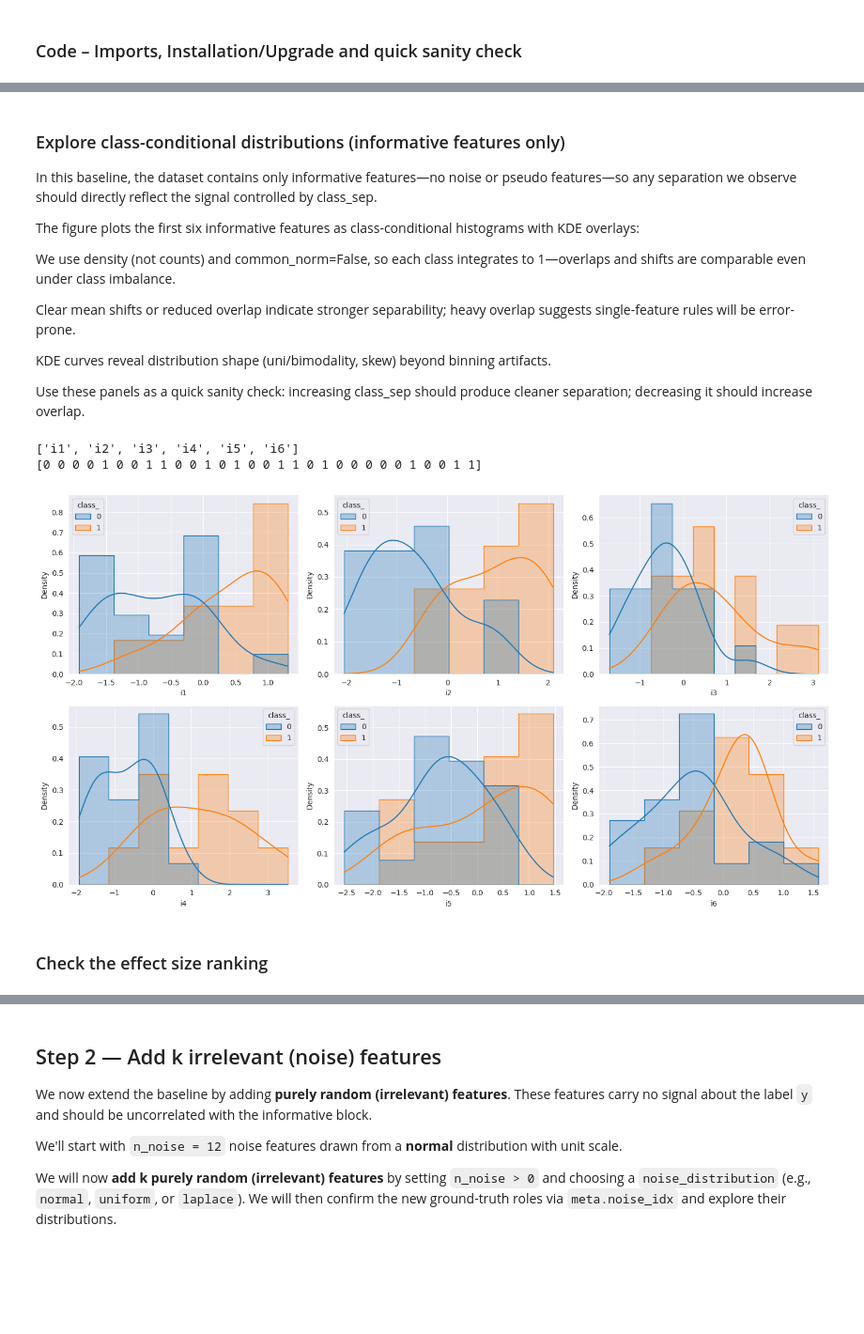
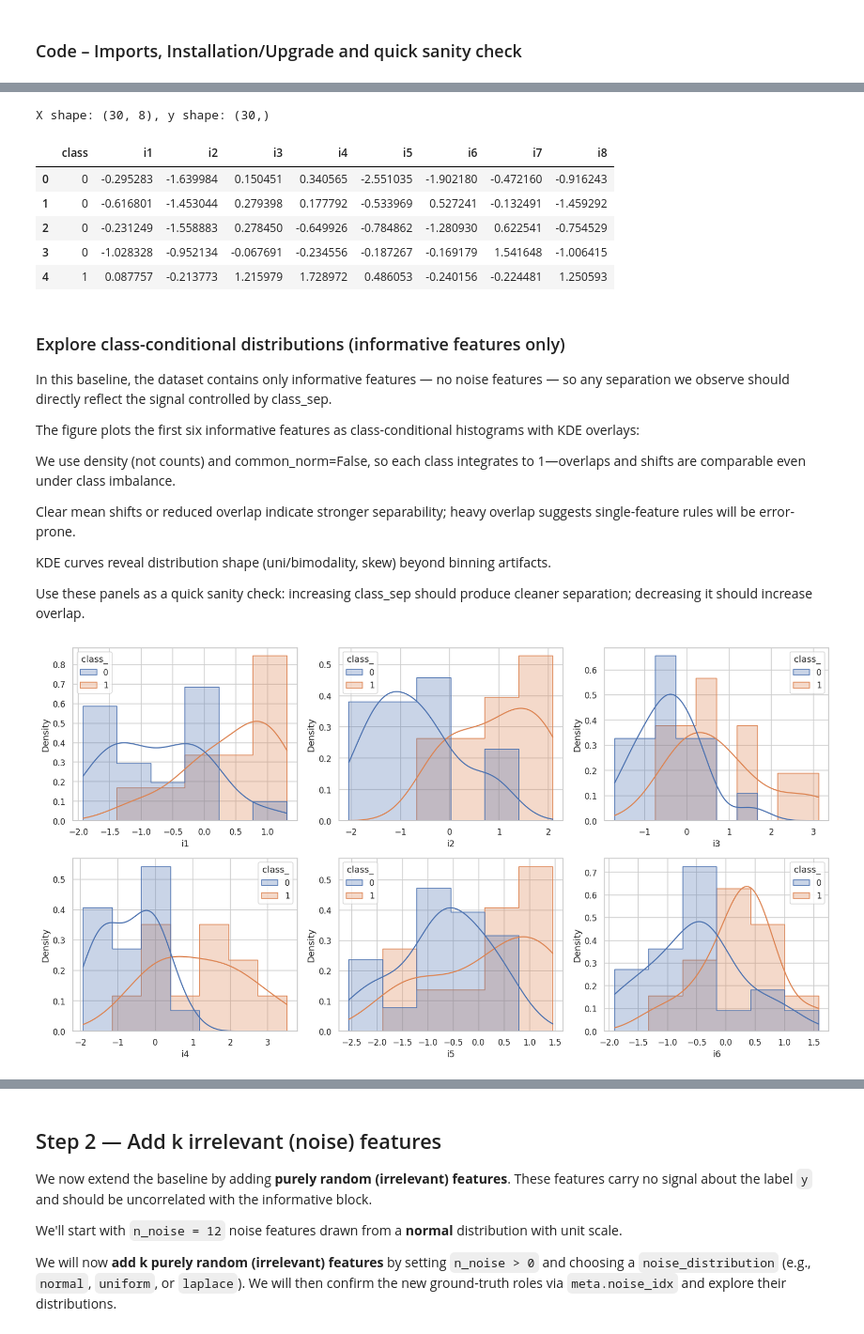
Before and after one commit to sigrun-may/synthetic-biomedical-data-course, a Jupyter notebook: notebooks/03a_irrelevant_features.ipynb, the cells around one changed output, grey strips where cells are left out. Shown at 94% size. Cells and saved outputs as stored; diff of their text form; code cells hidden in the pictures; blank space fills up the shorter version.

```diff
--- a/notebooks/03a_irrelevant_features.ipynb
+++ b/notebooks/03a_irrelevant_features.ipynb
@@ -211,6 +200,10 @@ to which we will add independent noise in controlled steps. Below create this ba
 informative_base_cfg = DatasetConfig(
     n_samples=30,
     n_informative=8,   # 8 informative features (matches the old baseline "8 base features")
-    class_sep= 1.5,    # similar separability to prior lessons
+    n_noise=0,
+    n_classes=2,
+    class_sep=1.2,     # keep consistent across the lesson
+    feature_naming="prefixed",  # names like i1, i2, ...
+    random_state=42,
 )
-X_informative_base, y_informative_base, meta_informative_base = generate_dataset(informative_base_cfg)
+X_informative_base, y_informative_base, meta_informative_base = generate_dataset(informative_base_cfg, return_dataframe=True)
@@ -259,10 +234,18 @@ df_base = X_informative_base.copy()
 df_base.insert(0, "class", y_informative_base)
 
 display(df_base.head())
+# %% [output]
+X shape: (30, 8), y shape: (30,)
+|  | class | i1 | i2 | i3 | i4 | i5 | i6 | i7 | i8 |
+| 0 | 0 | -0.295283 | -1.639984 | 0.150451 | 0.340565 | -2.551035 | -1.902180 | -0.472160 | -0.916243 |
+| 1 | 0 | -0.616801 | -1.453044 | 0.279398 | 0.177792 | -0.533969 | 0.527241 | -0.132491 | -1.459292 |
+| 2 | 0 | -0.231249 | -1.558883 | 0.278450 | -0.649926 | -0.784862 | -1.280930 | 0.622541 | -0.754529 |
+| 3 | 0 | -1.028328 | -0.952134 | -0.067691 | -0.234556 | -0.187267 | -0.169179 | 1.541648 | -1.006415 |
+| 4 | 1 | 0.087757 | -0.213773 | 1.215979 | 1.728972 | 0.486053 | -0.240156 | -0.224481 | 1.250593 |
 # %% [markdown]
 ### Explore class-conditional distributions (informative features only)
 
-In this baseline, the dataset contains only informative features—no noise or pseudo features—so any separation we observe should directly reflect the signal controlled by class_sep.
+In this baseline, the dataset contains only informative features — no noise features — so any separation we observe should directly reflect the signal controlled by class_sep.
 
 The figure plots the first six informative features as class-conditional histograms with KDE overlays:
 
@@ -276,44 +259,32 @@ Use these panels as a quick sanity check: increasing class_sep should produce cl
 # %%
 import matplotlib.pyplot as plt
 import seaborn as sns
 
 # Select the first 6 informative columns
 informative_cols = [f"i{k}" for k in range(1, 7)]
 
-
-print(informative_cols)
-
-print(y_informative_base)
-
-# Color by class
 # Combine features and class label
-df_informative = X_informative_base.copy()
-df_informative["class_"] = y_informative_base
-
+df_informative = df_base.copy()
+df_informative.rename(columns={"class": "class_"}, inplace=True)
 
 fig, axes = plt.subplots(2, 3, figsize=(15, 8))
 for i, col in enumerate(informative_cols):
     ax = axes[i // 3, i % 3]
     sns.histplot(
         data=df_informative,
         x=col,
         hue="class_",
         stat="density",
         element="step",
         bins="auto",
         common_norm=False,
         alpha=0.3,
         kde=True,
         ax=ax
     )
-    # ax.set_title(f"{col} by class")
     ax.set_ylabel("Density")
 
 plt.tight_layout()
 plt.show()
 # %% [output]
-['i1', 'i2', 'i3', 'i4', 'i5', 'i6']
-[0 0 0 0 1 0 0 1 1 0 0 1 0 1 0 0 1 1 0 1 0 0 0 0 0 1 0 0 1 1]
-[figure, old version]
+[figure, new version]
-# %% [markdown]
-### Check the effect size ranking
```
Also changed, not shown: parts of 44 cells of this notebook, 1 other file.
